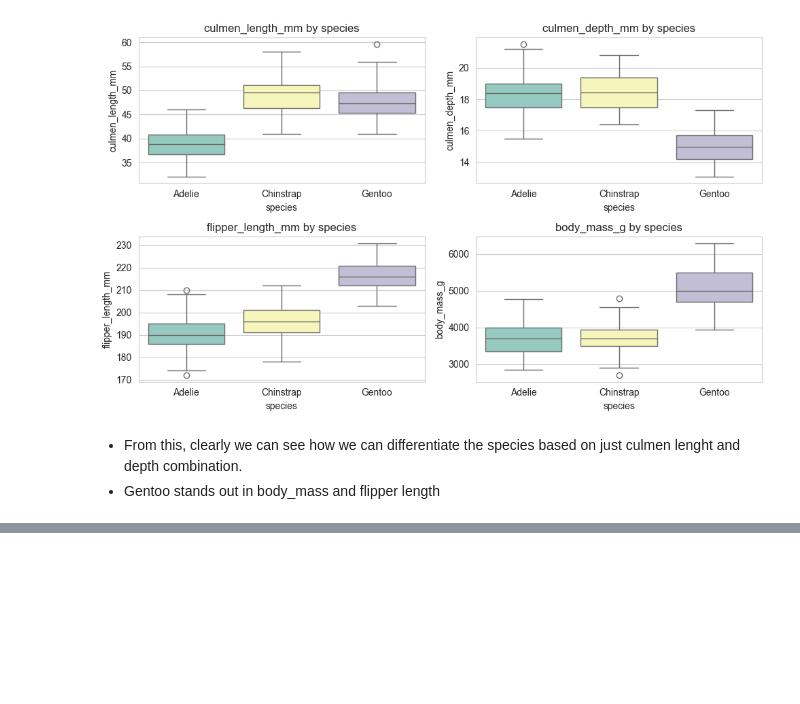
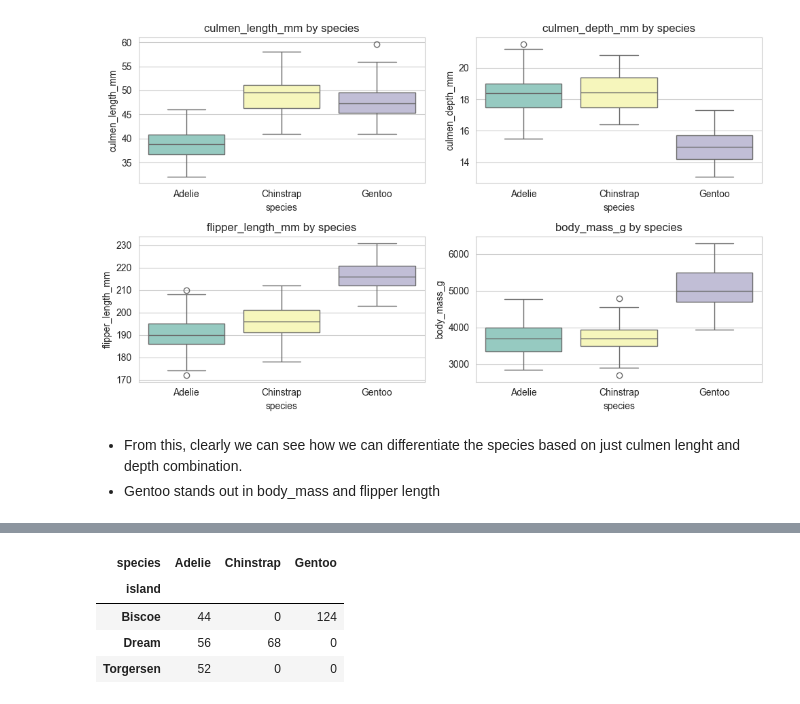
Before and after one commit to ShenbagaArunK/penguin-ml-multi_model_prediction, a Jupyter notebook: sciripts/penguin-ml-eda.ipynb, the cells around one changed output, grey strips where cells are left out. Cells and saved outputs as stored; diff of their text form; code cells hidden in the pictures; blank space fills up the shorter version.

```diff
--- a/sciripts/penguin-ml-eda.ipynb
+++ b/sciripts/penguin-ml-eda.ipynb
@@ -156,0 +162,8 @@ sns.countplot(data=df.dropna(df['sex']),x='sex',hue = 'species',ax=axes[1],color
+# %%
+pd.crosstab(df['island'],df['species'])
+# %% [output]
+| species | Adelie | Chinstrap | Gentoo |
+| island |  |  |  |
+| Biscoe | 44 | 0 | 124 |
+| Dream | 56 | 68 | 0 |
+| Torgersen | 52 | 0 | 0 |
```
Also changed, not shown: parts of 5 cells of this notebook.
